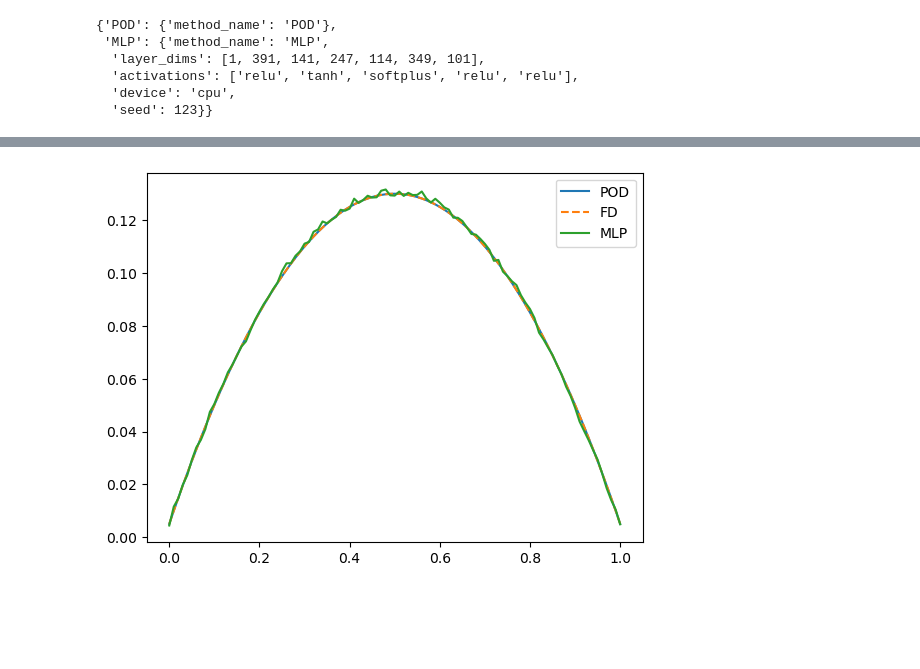
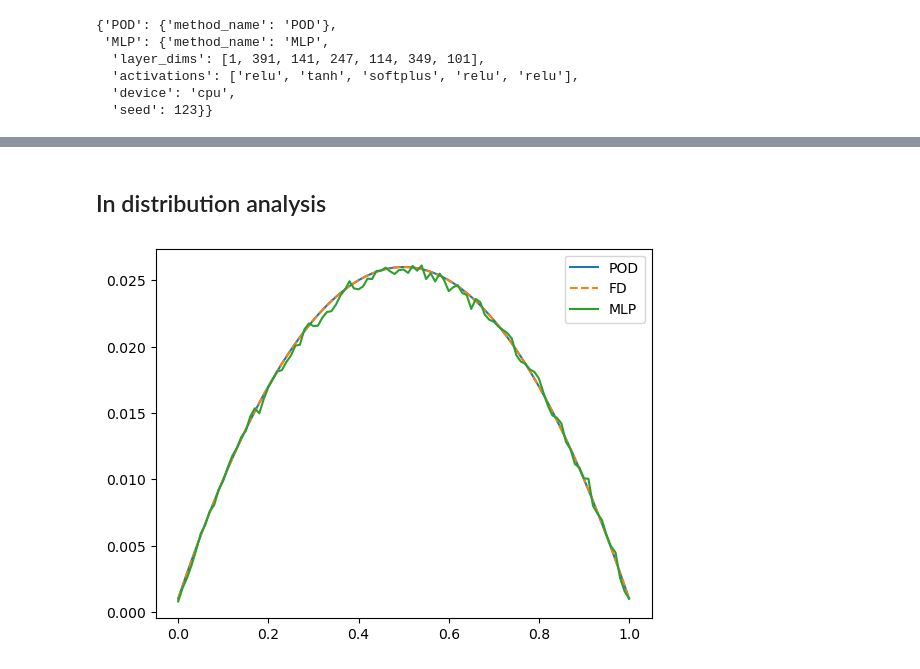
Before and after one commit to lechevaa/CEMRACS_SciML, a Jupyter notebook: notebooks/PoissonEquation/Poisson_step_1.ipynb, the cells around one changed output, grey strips where cells are left out. Cells and saved outputs as stored; diff of their text form; code cells hidden in the pictures; blank space fills up the shorter version.

Commit message:
[FEAT] Parity plot + plots

```diff
--- a/notebooks/PoissonEquation/Poisson_step_1.ipynb
+++ b/notebooks/PoissonEquation/Poisson_step_1.ipynb
@@ -111,13 +131,15 @@ for method in method_names:
+# %% [markdown]
+## In distribution analysis
 # %%
-new_D = 1.
+new_D = 5.
 solver.change_D(new_D=new_D)
 U_FD = solver.solve()
 U_MLP = all_methods['MLP'].apply_method(new_D).detach().numpy()
 U_POD = all_methods['POD'].apply_method(new_D)
 plt.plot(solver.x, U_POD, label='POD')
 plt.plot(solver.x, U_FD, '--', label='FD')
 plt.plot(solver.x, U_MLP, label='MLP')
 plt.legend()
 plt.show()
 # %% [output]
-[figure, old version]
+[figure, new version]
```
Also changed, not shown: parts of 15 cells of this notebook, 4 other files.
